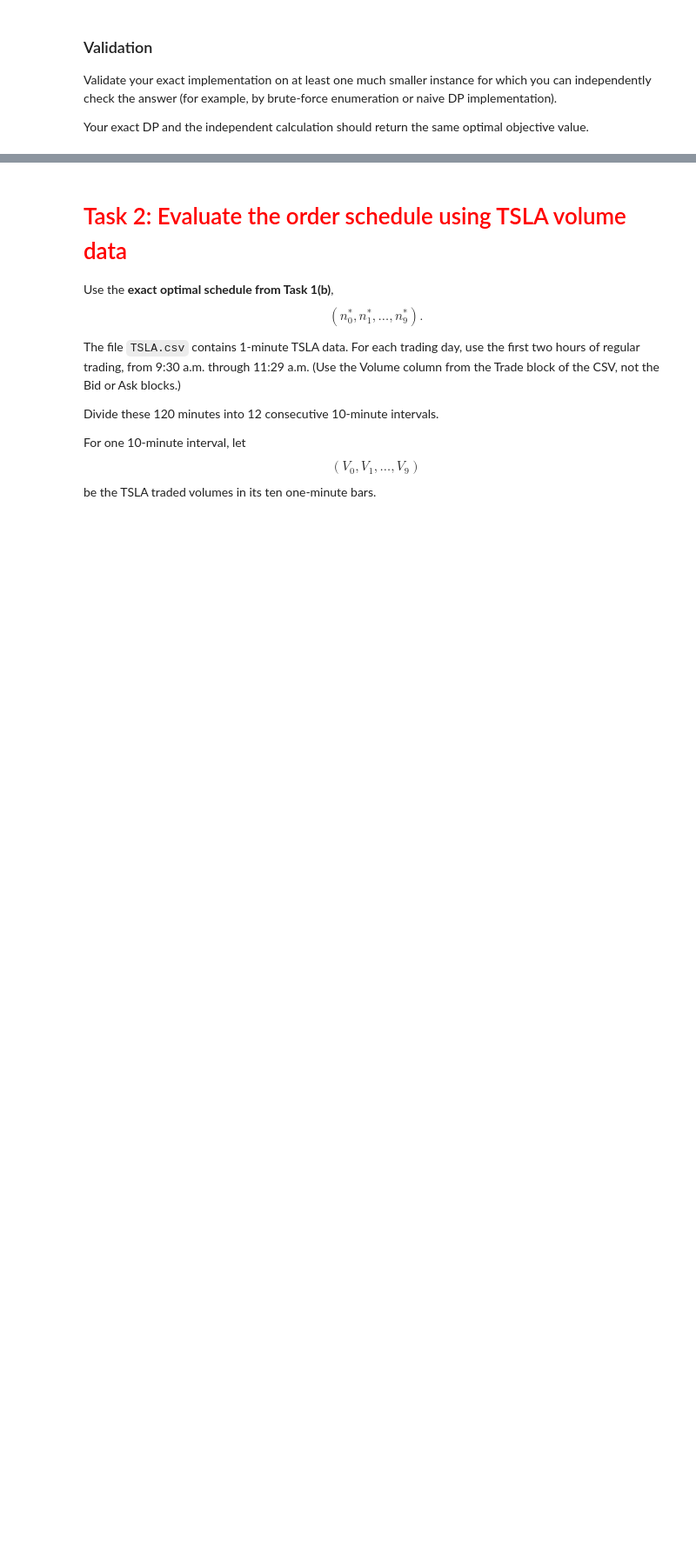
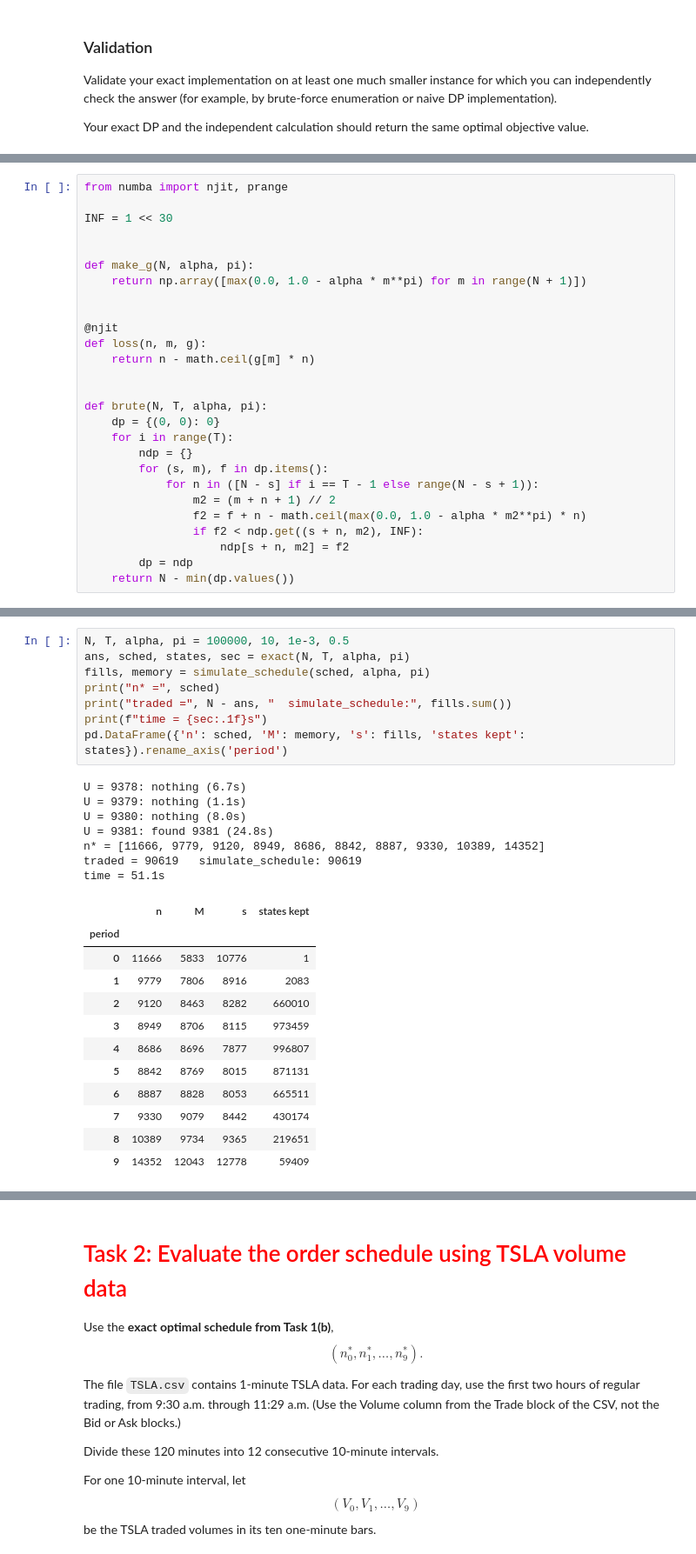
Before and after one commit to oliviahuang321/ApplicationsFE1, a Jupyter notebook: Project_1_file.ipynb, the cells around one changed output, grey strips where cells are left out. Shown at 87% size. Drawn from its saved outputs; the diff is of its cells as text; blank space fills up the shorter version.

```diff
--- a/Project_1_file.ipynb
+++ b/Project_1_file.ipynb
@@ -173,0 +211,27 @@ Your exact DP and the independent calculation should return the same optimal obj
+# %%
+from numba import njit, prange
+
+INF = 1 << 30
+
+
+def make_g(N, alpha, pi):
+    return np.array([max(0.0, 1.0 - alpha * m**pi) for m in range(N + 1)])
+
+
+@njit
+def loss(n, m, g):
+    return n - math.ceil(g[m] * n)
+
+
+def brute(N, T, alpha, pi):
+    dp = {(0, 0): 0}
+    for i in range(T):
+        ndp = {}
+        for (s, m), f in dp.items():
+            for n in ([N - s] if i == T - 1 else range(N - s + 1)):
+                m2 = (m + n + 1) // 2
+                f2 = f + n - math.ceil(max(0.0, 1.0 - alpha * m2**pi) * n)
+                if f2 < ndp.get((s + n, m2), INF):
+                    ndp[s + n, m2] = f2
+        dp = ndp
+    return N - min(dp.values())
@@ -173,0 +510,28 @@ Your exact DP and the independent calculation should return the same optimal obj
+# %%
+N, T, alpha, pi = 100000, 10, 1e-3, 0.5
+ans, sched, states, sec = exact(N, T, alpha, pi)
+fills, memory = simulate_schedule(sched, alpha, pi)
+print("n* =", sched)
+print("traded =", N - ans, "  simulate_schedule:", fills.sum())
+print(f"time = {sec:.1f}s")
+pd.DataFrame({'n': sched, 'M': memory, 's': fills, 'states kept': states}).rename_axis('period')
+# %% [output]
+U = 9378: nothing (6.7s)
+U = 9379: nothing (1.1s)
+U = 9380: nothing (8.0s)
+U = 9381: found 9381 (24.8s)
+n* = [11666, 9779, 9120, 8949, 8686, 8842, 8887, 9330, 10389, 14352]
+traded = 90619   simulate_schedule: 90619
+time = 51.1s
+|  | n | M | s | states kept |
+| period |  |  |  |  |
+| 0 | 11666 | 5833 | 10776 | 1 |
+| 1 | 9779 | 7806 | 8916 | 2083 |
+| 2 | 9120 | 8463 | 8282 | 660010 |
+| 3 | 8949 | 8706 | 8115 | 973459 |
+| 4 | 8686 | 8696 | 7877 | 996807 |
+| 5 | 8842 | 8769 | 8015 | 871131 |
+| 6 | 8887 | 8828 | 8053 | 665511 |
+| 7 | 9330 | 9079 | 8442 | 430174 |
+| 8 | 10389 | 9734 | 9365 | 219651 |
+| 9 | 14352 | 12043 | 12778 | 59409 |
```
Also changed, not shown: parts of 16 cells of this notebook.
